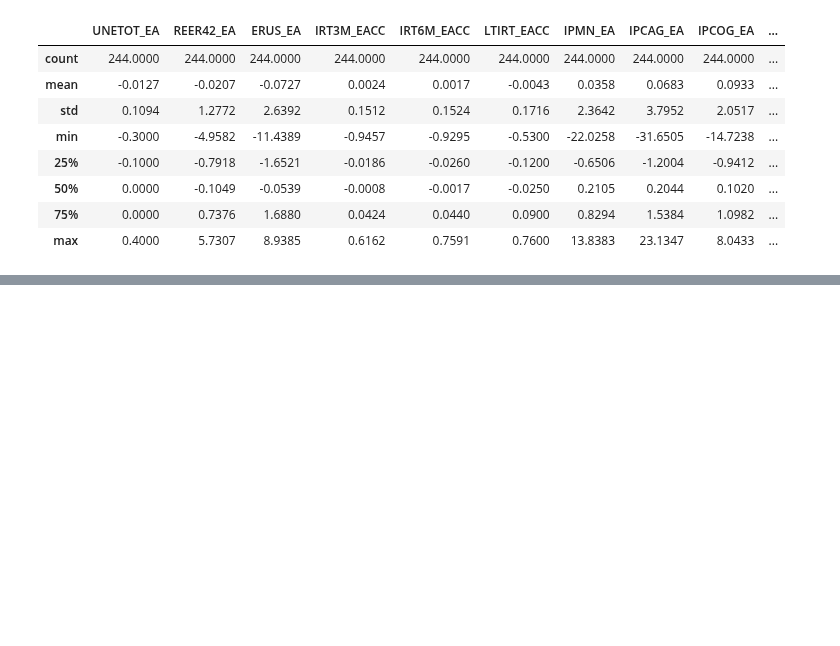
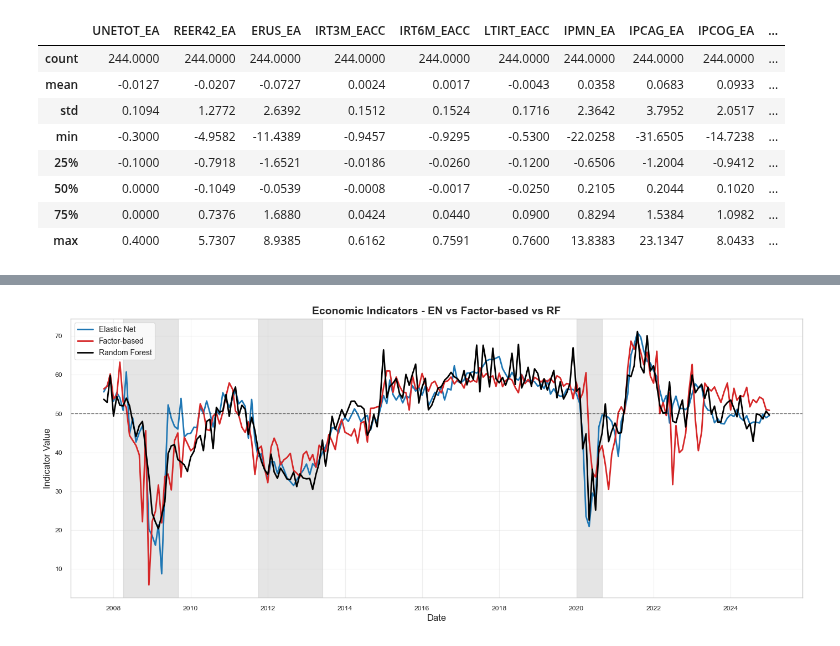
Before and after one commit to Timodang/Macro-financial-index, a Jupyter notebook: main.ipynb, the cells around one changed output, grey strips where cells are left out. Saved outputs shown, nothing was run; the diff lists cells and outputs as text; code cells hidden in the pictures; blank space fills up the shorter version.

```diff
--- a/main.ipynb
+++ b/main.ipynb
@@ -1571,0 +2119,60 @@ Common variables: {'ICONFIX_EA', 'TRNNDCOG_EA', 'M1_EACC', 'RTCONFIX_EA', 'CCI_E
+# %%
+def plot_three_indicators(
+    window: int,
+    starts,
+    ends,
+    df_indicator: pd.DataFrame,       # Elastic Net
+    df_indicator_full: pd.DataFrame,  # PCA
+    df_indicator_rf: pd.DataFrame,    # RF
+    title: str = "Economic Indicators (Elastic Net vs PCA vs Random Forest)",
+    normalize: bool = False,          # optional: z-score each series to compare scales
+) -> None:
+    """
+    Plot 3 indicators on the same chart (no green/red area fill), with recession shading.
+    """
+    # align on a common index
+    series_en = df_indicator["Indicator"].rename("Elastic Net")
+    series_pca = df_indicator_full["Indicator"].rename("PCA")
+    series_rf = df_indicator_rf["Indicator"].rename("Random Forest")
+
+    df_plot = pd.concat([series_en, series_pca, series_rf], axis=1).sort_index()
+
+    # optional normalization (helps if indicators are on different scales)
+    if normalize:
+        df_plot = (df_plot - df_plot.mean()) / df_plot.std(ddof=0)
+
+    fig, ax = plt.subplots(figsize=(14, 6))
+
+    # 3 lines (default matplotlib colors)
+    ax.plot(df_plot.index, df_plot["Elastic Net"], linewidth=2, label=f"Elastic Net")
+    ax.plot(df_plot.index, df_plot["PCA"], linewidth=2, label=f"Factor-based")
+    ax.plot(df_plot.index, df_plot["Random Forest"], linewidth=2, label=f"Random Forest")
+
+
+    ax.axhline(50, color="black", linestyle="--", linewidth=1, alpha=0.5)
+
+    # recession shading
+    for s, e in zip(starts, ends):
+        ax.axvspan(s, e, color="grey", alpha=0.2, zorder=0)
+
+    ax.set_xlabel("Date", fontsize=12)
+    ax.set_ylabel("Indicator Value" + (" (z-score)" if normalize else ""), fontsize=12)
+    ax.set_title(title, fontsize=14, fontweight="bold")
+    ax.legend(loc="upper left", fontsize=10)
+    ax.grid(True, alpha=0.3)
+
+    plt.tight_layout()
+    plt.show()
+
+plot_three_indicators(
+    window=window,
+    starts=starts,
+    ends=ends,
+    df_indicator=df_indicator,
+    df_indicator_full=df_indicator_full,
+    df_indicator_rf=df_indicator_rf,
+    title="Economic Indicators - EN vs Factor-based vs RF",
+    normalize=False,
+)
+# %% [output]
+[figure, added]
```
Also changed, not shown: parts of 72 cells of this notebook, 22 other files.
